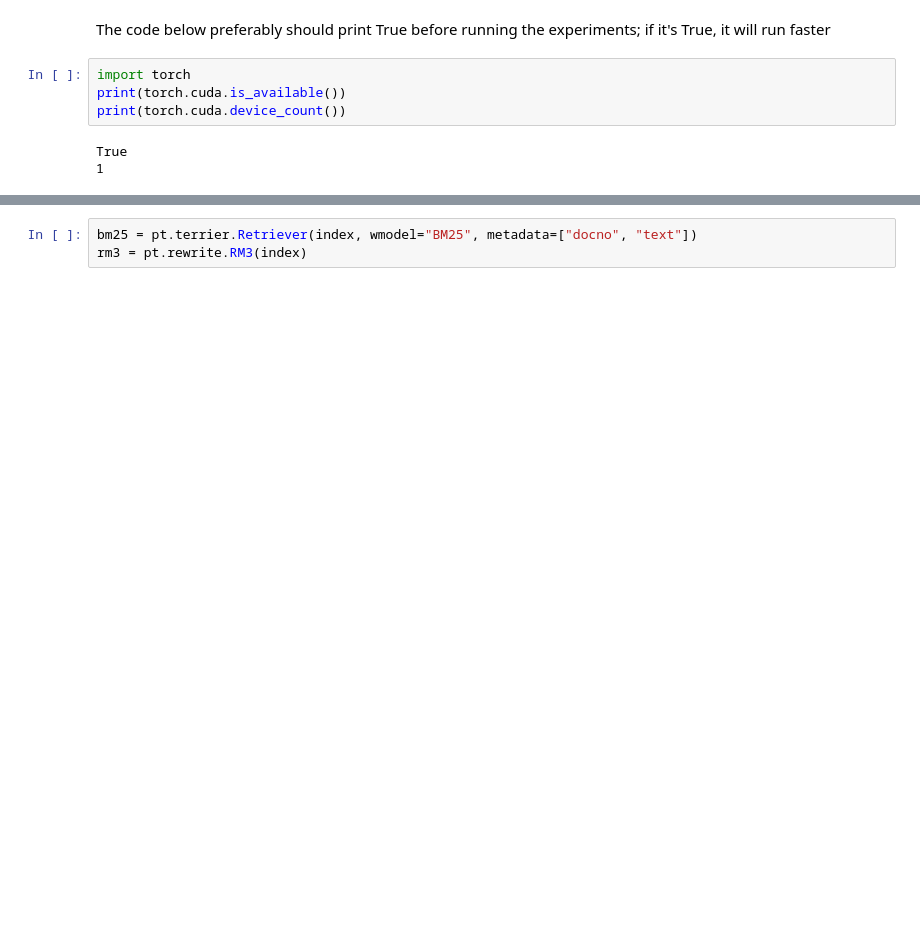
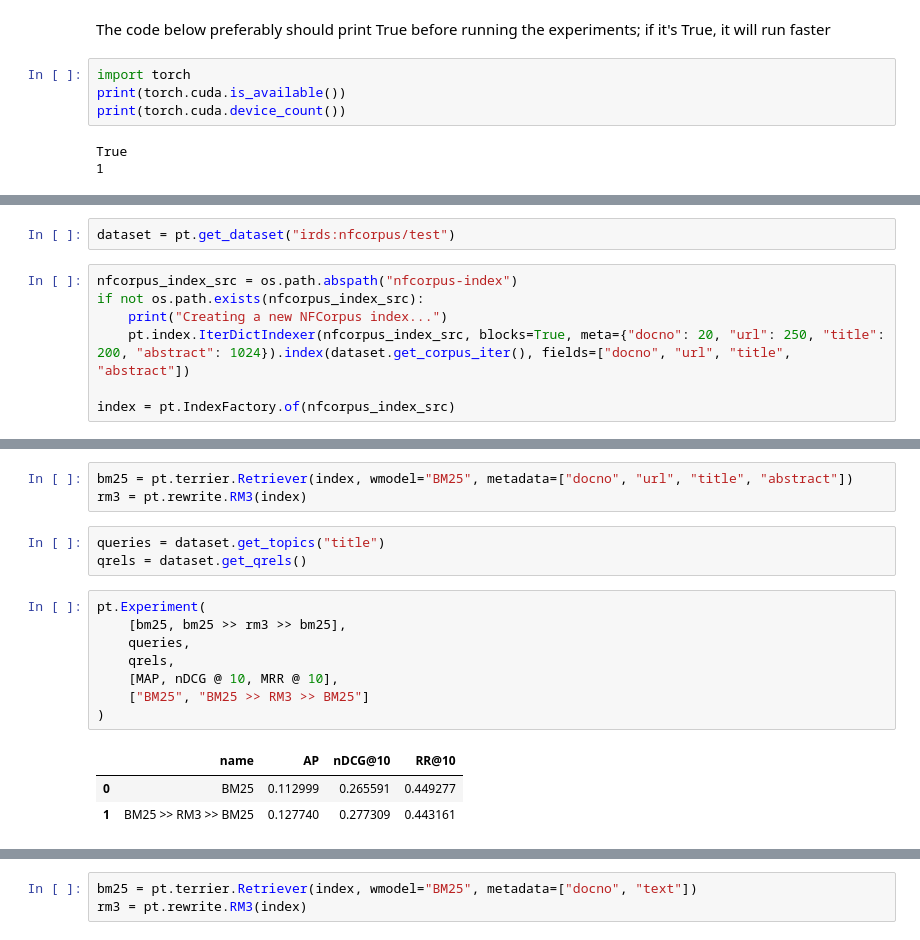
Before and after one commit to VIO47/IR-research-project, a Jupyter notebook: experiment.ipynb, the cells around one changed output, grey strips where cells are left out. Saved outputs shown, nothing was run; the diff lists cells and outputs as text; blank space fills up the shorter version.

```diff
--- a/experiment.ipynb
+++ b/experiment.ipynb
@@ -55,0 +87,9 @@ import pandas as pd
+# %%
+dataset = pt.get_dataset("irds:nfcorpus/test")
+# %%
+nfcorpus_index_src = os.path.abspath("nfcorpus-index")
+if not os.path.exists(nfcorpus_index_src):
+    print("Creating a new NFCorpus index...")
+    pt.index.IterDictIndexer(nfcorpus_index_src, blocks=True, meta={"docno": 20, "url": 250, "title": 200, "abstract": 1024}).index(dataset.get_corpus_iter(), fields=["docno", "url", "title", "abstract"])
+
+index = pt.IndexFactory.of(nfcorpus_index_src)
@@ -56 +99,19 @@ import pandas as pd
+# %%
+bm25 = pt.terrier.Retriever(index, wmodel="BM25", metadata=["docno", "url", "title", "abstract"])
+rm3 = pt.rewrite.RM3(index)
+# %%
+queries = dataset.get_topics("title")
+qrels = dataset.get_qrels()
+# %%
+pt.Experiment(
+    [bm25, bm25 >> rm3 >> bm25],
+    queries,
+    qrels,
+    [MAP, nDCG @ 10, MRR @ 10],
+    ["BM25", "BM25 >> RM3 >> BM25"]
+)
+# %% [output]
+|  | name | AP | nDCG@10 | RR@10 |
+| 0 | BM25 | 0.112999 | 0.265591 | 0.449277 |
+| 1 | BM25 >> RM3 >> BM25 | 0.127740 | 0.277309 | 0.443161 |
 # %%
```
Also changed, not shown: parts of 12 cells of this notebook, 2 other files.
